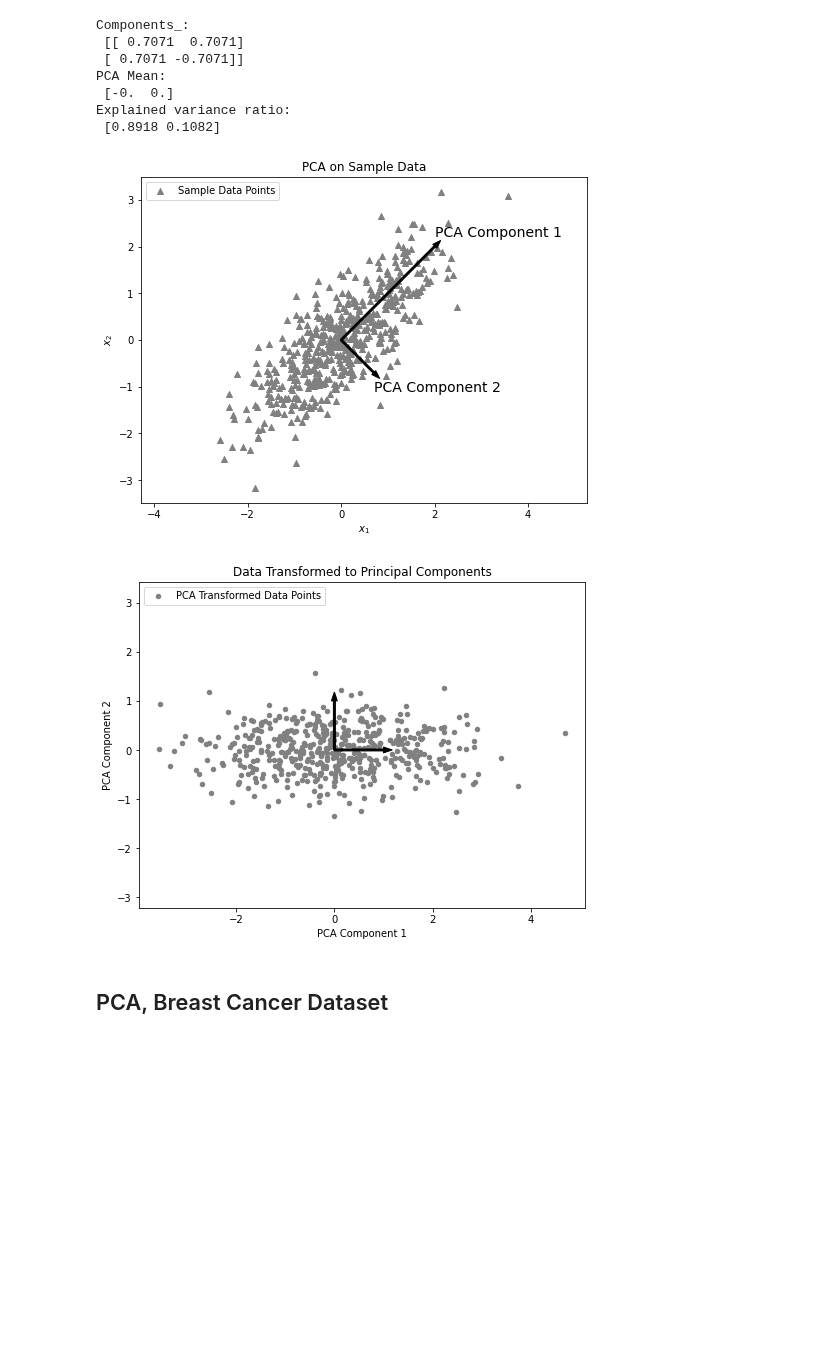
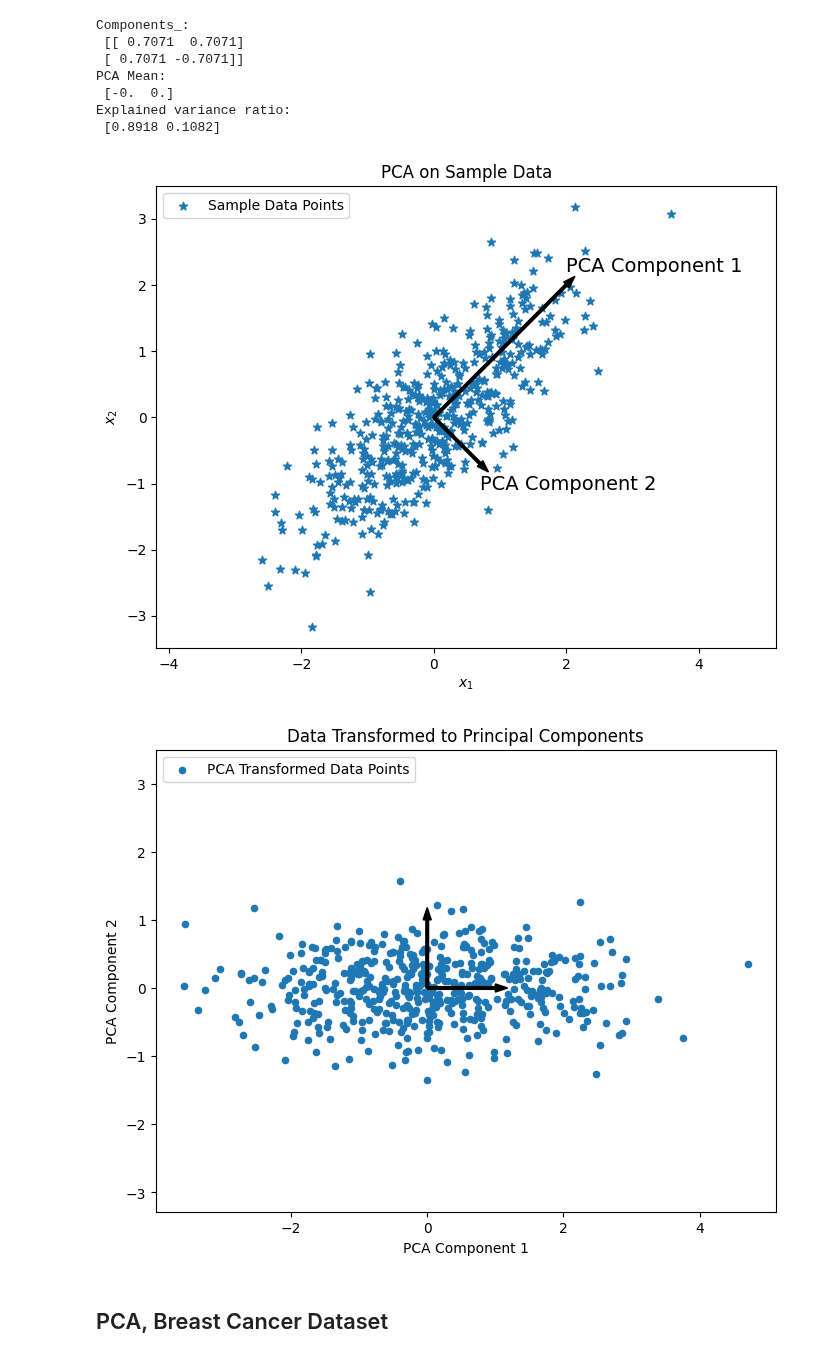
Before and after one commit to jchen8000/MLDLWithPython, a Jupyter notebook: 4_05_Principal_Component_Analysis/PCA_Introduction.ipynb, the cells around one changed output. Drawn from its saved outputs; the diff is of its cells as text; code cells hidden in the pictures; blank space fills up the shorter version.

```diff
--- a/4_05_Principal_Component_Analysis/PCA_Introduction.ipynb
+++ b/4_05_Principal_Component_Analysis/PCA_Introduction.ipynb
@@ -96,36 +96,36 @@ Explained variance ratio:
  [0.8918 0.1082]
 # %%
 plt.figure(1, figsize=(8,6))
-plt.scatter(X1[:, 0], X1[:, 1], c='gray', marker='^', label='Sample Data Points')
+plt.scatter(X1[:, 0], X1[:, 1], c='tab:blue', marker='*', label='Sample Data Points')
 v = pca1.components_[0] * np.sqrt(pca1.explained_variance_ratio_[0]) * 3
 u = pca1.components_[1] * np.sqrt(pca1.explained_variance_ratio_[1]) * 3
 plt.arrow(0, 0, v[0], v[1], width=0.04, color='k')
 plt.arrow(0, 0, u[0], u[1], width=0.04, color='k')
 plt.text(u[0], u[1]-0.4,'PCA Component 2', fontsize=14, color='k')
 plt.text(v[0], v[1]+0.2,'PCA Component 1', fontsize=14, color='k')
 plt.axis('equal')
 plt.xlabel(r'$x_1$')
 plt.ylabel(r'$x_2$')
 plt.title('PCA on Sample Data')
 plt.legend(loc='upper left')
 plt.savefig("pca_introduction_2.svg", format="svg", transparent=True, bbox_inches='tight')
 plt.show()
 
 X_pca1 = pca1.transform(X1)
 plt.figure(1, figsize=(8,6))
-plt.scatter(X_pca1[:, 0], X_pca1[:, 1], c='grey', marker='o', s=20, label='PCA Transformed Data Points')
+plt.scatter(X_pca1[:, 0], X_pca1[:, 1], c='tab:blue', marker='o', s=20, label='PCA Transformed Data Points')
 plt.arrow(0, 0, 0, 1, width=0.04, color='k')
 plt.arrow(0, 0, 1, 0, width=0.04, color='k')
 plt.axis('equal')
 plt.xlabel('PCA Component 1')
 plt.ylabel('PCA Component 2')
 plt.title('Data Transformed to Principal Components')
 plt.legend(loc='upper left')
 plt.savefig("pca_introduction_3.svg", format="svg", transparent=True, bbox_inches='tight')
 plt.show()
 # %% [output]
-[figure, old version]
+[figure, new version]
-[figure, old version]
+[figure, new version]
 # %% [markdown]
 ## PCA, Breast Cancer Dataset
 # %%
```
Also changed, not shown: parts of 5 cells of this notebook.
